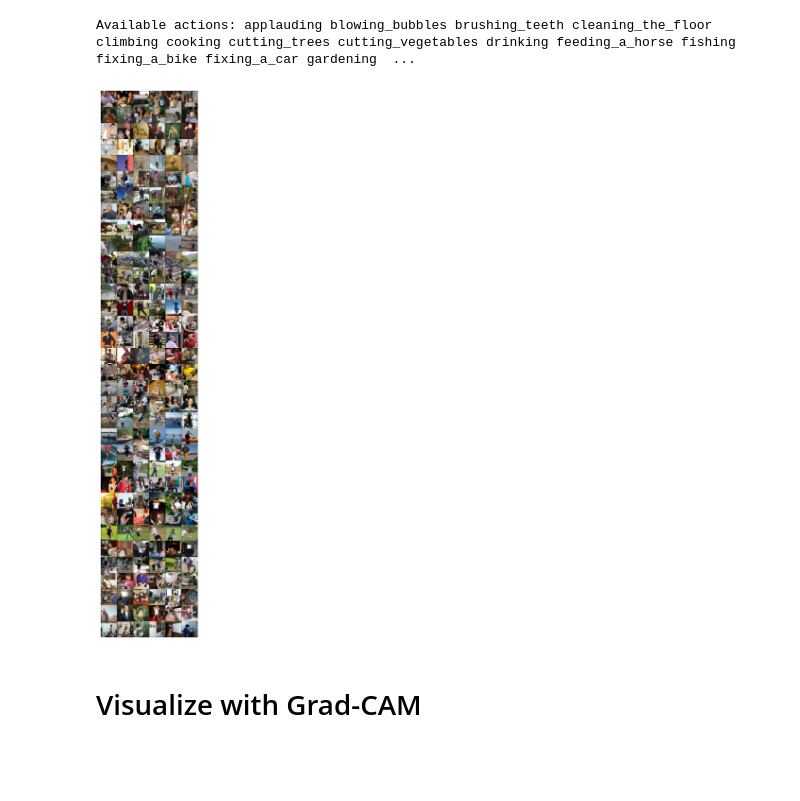
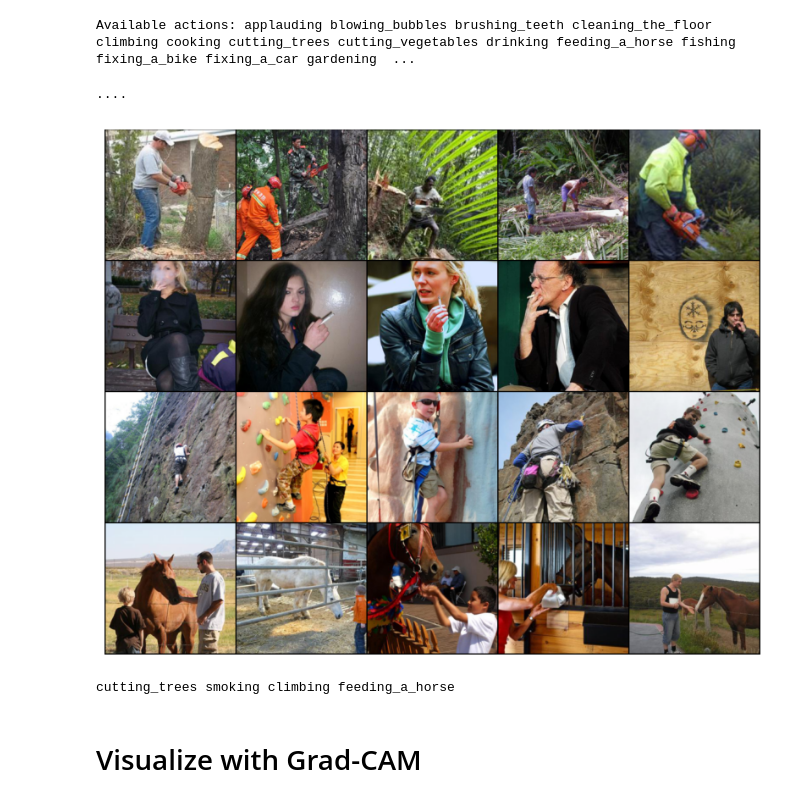
Before and after one commit to eneserdo/DL-Project-Action-Recognition, a Jupyter notebook: visualizations.ipynb, the cells around one changed output. Saved outputs shown, nothing was run; the diff lists cells and outputs as text; code cells hidden in the pictures; blank space fills up the shorter version.

```diff
--- a/visualizations.ipynb
+++ b/visualizations.ipynb
@@ -39,9 +41,11 @@ print("Available actions:", *my_dataset.classes)
 Available actions: applauding blowing_bubbles brushing_teeth cleaning_the_floor climbing cooking cutting_trees cutting_vegetables drinking feeding_a_horse fishing fixing_a_bike fixing_a_car gardening  ...
 # %%
 # Pick N images from each class for visualization
-visualize_dataset(my_dataset, denormalize, N=6)
+visualize_dataset(my_dataset, denormalize, N=5, fsize=10, use_n_classes=4)
 # %% [output]
+....
-[figure, old version]
+[figure, new version]
+cutting_trees smoking climbing feeding_a_horse
 # %% [markdown]
 # Visualize with Grad-CAM
 # %%
```
Also changed, not shown: parts of 1 cell of this notebook, 1 other file.
